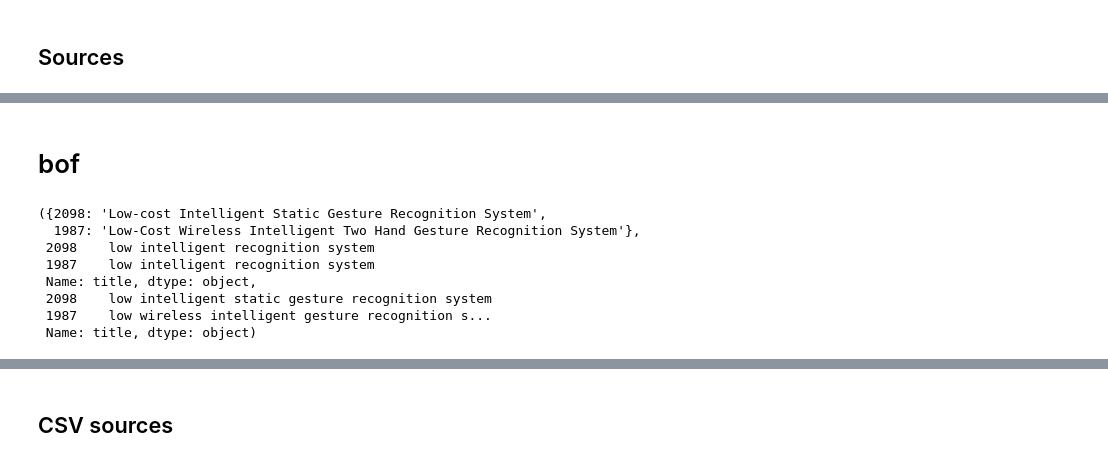
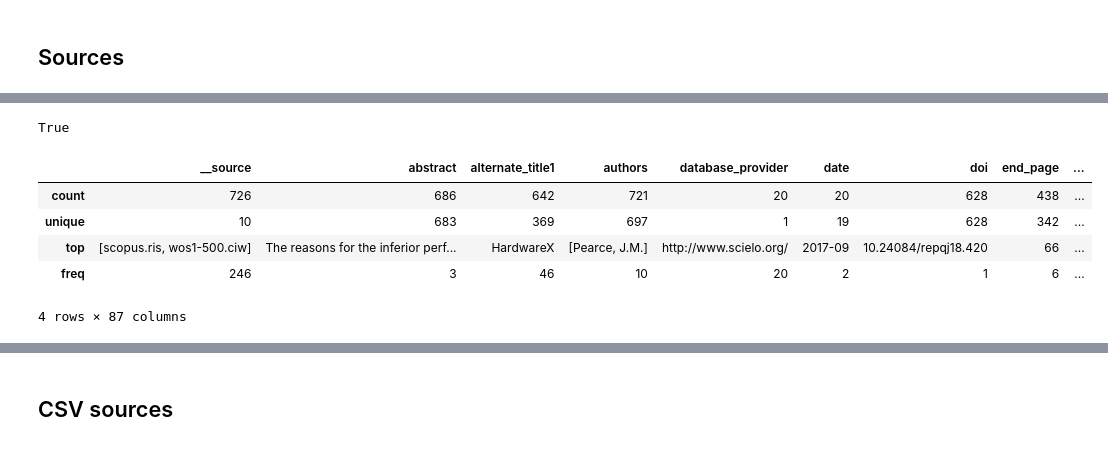
Before and after one commit to amchagas/open-hardware-supply, a Jupyter notebook: code/data_etl.ipynb, the cells around one changed output, grey strips where cells are left out. Drawn from its saved outputs; the diff is of its cells as text; code cells hidden in the pictures.

```diff
--- a/code/data_etl.ipynb
+++ b/code/data_etl.ipynb
@@ -83,0 +72,10 @@ x = x.groupby('doi').agg(
+# %%
+def merge_series_keep_longest(sx):
+    if sx.isna().all():
+        return np.nan
+    if sx.name == '__source':
+        return sx.sum()
+    return sx[sx.map(len, na_action='ignore').idxmax()]
+
+def merge_records_keep_longest(dfx):
+    return dfx.agg(merge_series_keep_longest)
@@ -144,37 +122,0 @@ udata = pd.concat([x,y])
-# %% [markdown]
-# bof
-# %%
-all_nodoi = allData[~allData.doi.isin(x.index)]
-a = (all_nodoi
- .title
- .str.lower()
- .str.replace(r'[^\s\w]', ' ', regex=True)
- .str.replace(r'(?<=\s)\S{,5}(?=\s)', '', regex=True)
- .str.replace(r'\s+', ' ', regex=True)
- .str.strip()
-)
-a.value_counts().value_counts()
-idxa = np.concatenate([a.groupby(a).groups[x] for x in a.groupby(a).size().pipe(lambda x: x[x==2]).index])
-a[idxa]
-b = (all_nodoi
- .title
- .str.lower()
- .str.replace(r'[^\s\w]', ' ', regex=True)
-# .str.replace(r'(?<=\s)\S{,8}(?=\s)', '', regex=True)
- .str.replace(r'\s+', ' ', regex=True)
- .str.strip()
-)
-b.value_counts().value_counts()
-idxb = np.concatenate([b.groupby(b).groups[x] for x in b.groupby(b).size().pipe(lambda x: x[x==2]).index])
-b[idxb]
-idx = allData.title.loc[set(idxb).symmetric_difference(idxa)].index
-allData.title[idx].to_dict(), b[idx], a[idx]
-# %% [output]
-({2098: 'Low-cost Intelligent Static Gesture Recognition System',
-  1987: 'Low-Cost Wireless Intelligent Two Hand Gesture Recognition System'},
- 2098    low intelligent recognition system
- 1987    low intelligent recognition system
- Name: title, dtype: object,
- 2098    low intelligent static gesture recognition system
- 1987    low wireless intelligent gesture recognition s...
- Name: title, dtype: object)
@@ -180,0 +129,27 @@ allData.title[idx].to_dict(), b[idx], a[idx]
+# %%
+# Check match for years and authors (impl: first author last name)
+assert aa['year'].map(lambda x: len(set(x)) < 2).all()
+aa['authors'].map(
+    lambda x: set(
+        tuple(z.split(',')[0].split(' ')[-1] for z in y) # last name of each author
+        for y in x
+        if not ( isinstance(y, np.float) and pd.isna(y) ) # skip NANs
+    )
+).map(
+    lambda x: sum(
+        edit_distance(y, z) # sum the edit distances
+        for x in list(zip(*x))[:1] # first authors
+        for i, y in enumerate(x) for z in x[i+1:] # distinct pairs
+    )
+).max() < 2
+# %% [output]
+True
+# %%
+article_data.describe()
+# %% [output]
+|  | __source | abstract | alternate_title1 | authors | database_provider | date | doi | end_page | ... |
+| count | 726 | 686 | 642 | 721 | 20 | 20 | 628 | 438 | ... |
+| unique | 10 | 683 | 369 | 697 | 1 | 19 | 628 | 342 | ... |
+| top | [scopus.ris, wos1-500.ciw] | The reasons for the inferior perf... | HardwareX | [Pearce, J.M.] | http://www.scielo.org/ | 2017-09 | 10.24084/repqj18.420 | 66 | ... |
+| freq | 246 | 3 | 46 | 10 | 20 | 2 | 1 | 6 | ... |
+4 rows × 87 columns
```
Also changed, not shown: parts of 30 cells of this notebook, 2 other files.
